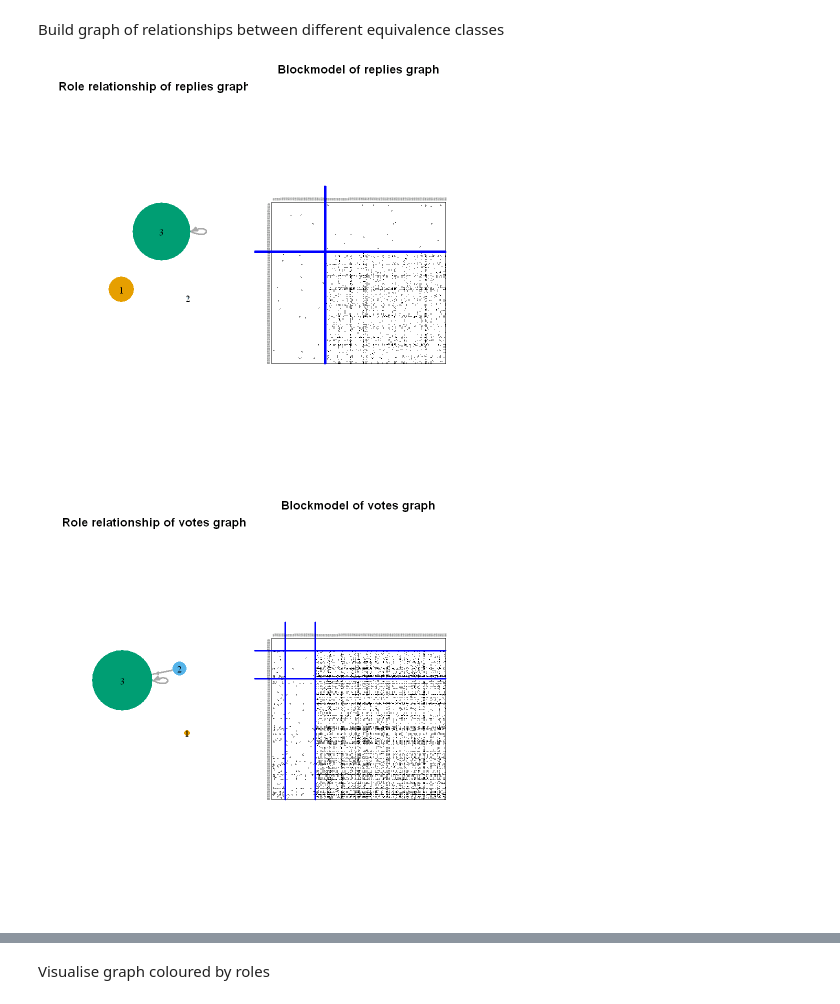
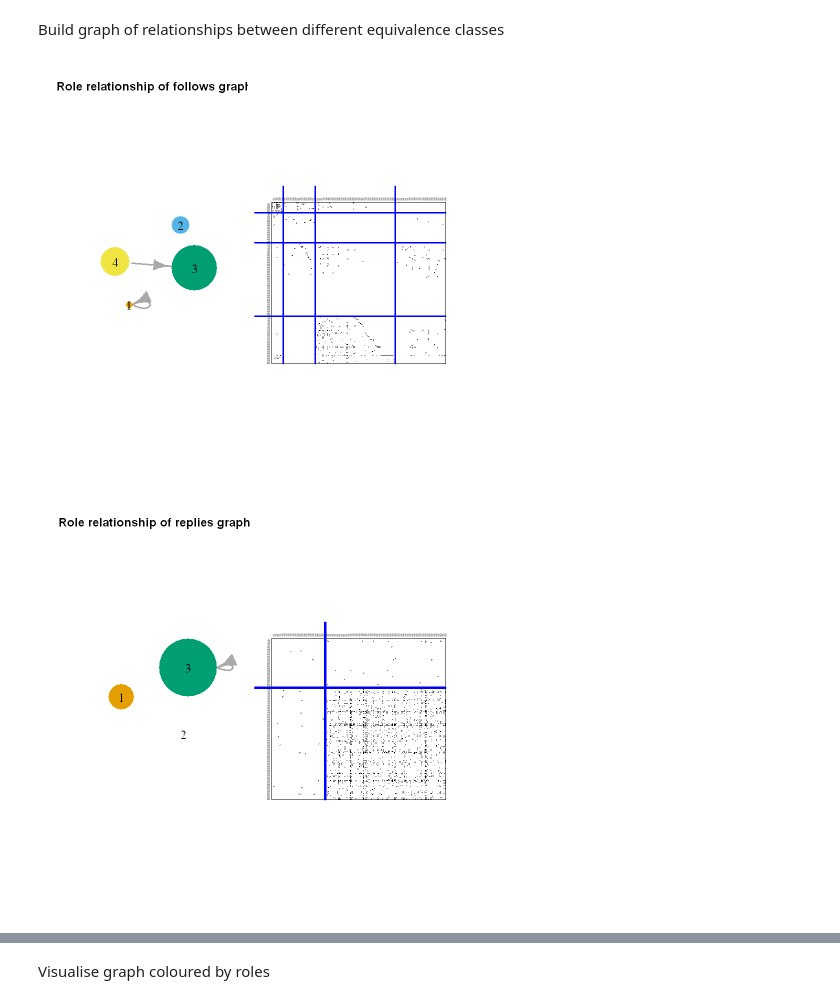
Before and after one commit to babiyivan/network-role-mining, a Jupyter notebook: role_interpretation.ipynb, the cells around one changed output, grey strips where cells are left out. Cells and saved outputs as stored; diff of their text form; code cells hidden in the pictures.

Commit message:
Rerun plots of blockmodelling groups

```diff
--- a/role_interpretation.ipynb
+++ b/role_interpretation.ipynb
@@ -18,7 +18,7 @@ invisible(lapply(libs, library, character.only = TRUE))
 # %% [markdown]
 Read graphs
 # %%
-types = c('replies', 'votes', 'follows')
+types = c('follows', 'replies', 'votes')
 gs = list()
 n = 253
 for (t in types) {
@@ -39,35 +39,35 @@ Build graph of relationships between different equivalence classes
 # %%
 group_rel = list(3)
 for (type in types) {
   A = IM(res_bm[[type]][[k_bm[[type]]]])
 
   A[A == 'com'] <- 1
   A[A == 'reg'] <- 1
   A[A == 'nul'] <- 0
 
   A = matrix(as.numeric(A), nrow = nrow(A), ncol = ncol(A))
 
   g <- graph_from_adjacency_matrix(A, mode = "directed", weighted = FALSE)
 
   group_col = paste0('group_', type)
 
   group_sizes = count(mem_bm, !!sym((group_col)))
 
   # png(paste0('results/bm/rel-', n, '-', type, '.png'), width = 800, height = 800)
   par(mfrow = c(1, 2))
   plot(g, layout = layout_with_fr(g, start.temp = vcount(g), maxx=rep(.1, vcount(g))),
-       vertex.frame.width=0, vertex.color = V(g), vertex.size = group_sizes$n, vertex.label.color='black',
-       edge.arrow.size = .5, loop.size = 1.5, edge.width = 3,
+       vertex.frame.width=0, vertex.color = V(g), vertex.size = group_sizes$n, vertex.label.color='black', vertex.label.cex = 1.25,
+       edge.arrow.size = 1.5, loop.size = 1.5, edge.width = 3,
        main = paste('Role relationship of', type, 'graph')
   )
-  plot(res_bm[[type]][[k_bm[[type]]]], main = paste('Blockmodel of', type, 'graph'),
+  plot(res_bm[[type]][[k_bm[[type]]]], main = '',
       mar = c(1, 2, 3, 1), title.line = 2)
   # dev.off()
   group_rel[[type]] = g
 
   # Add group membership to graph
   gs[[type]]$role_bm = clu(res_bm[[type]][[k_bm[[type]]]])
 }
 # %% [output]
-[figure, old version]
+[figure, new version]
-[figure, old version]
+[figure, new version]
```
Also changed, not shown: parts of 5 cells of this notebook.
